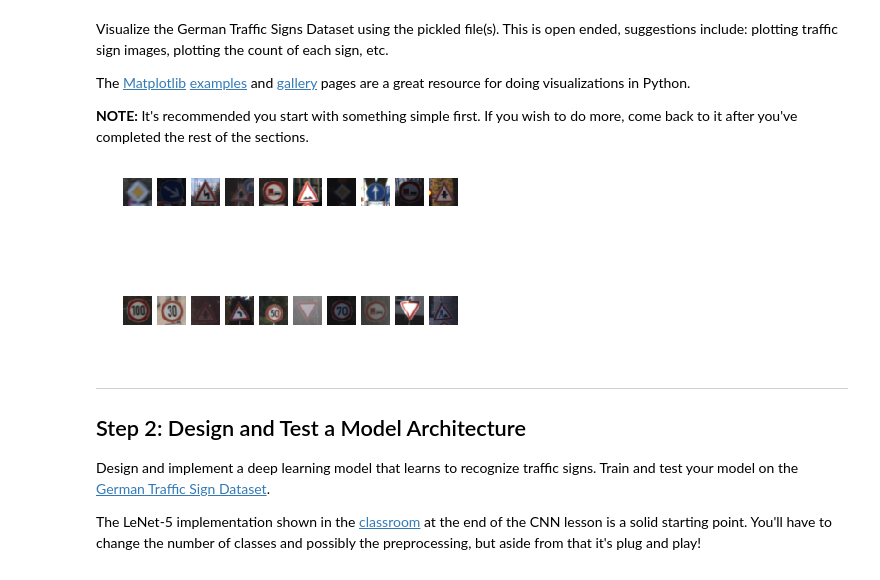
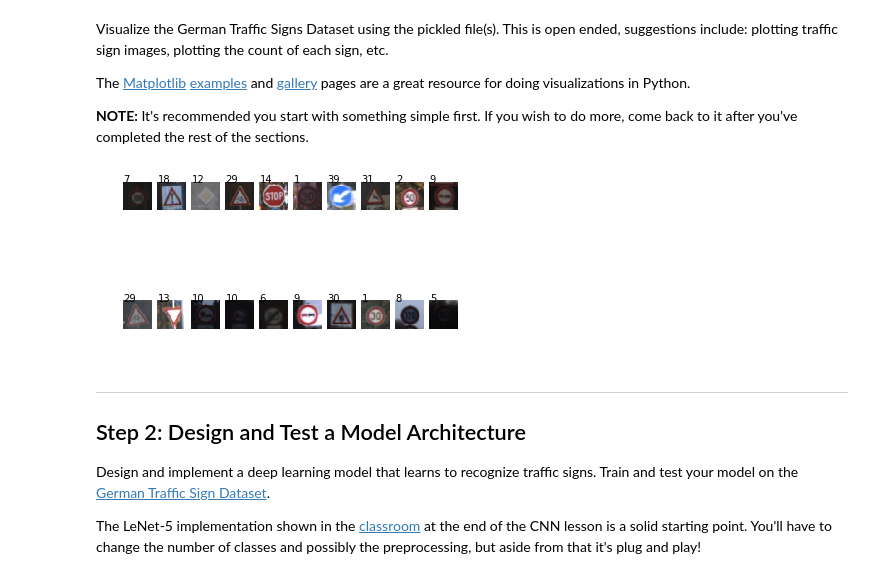
Before and after one commit to AryanJ-NYC/CarND-Traffic-Sign-Classifier-Project, a Jupyter notebook: Traffic_Sign_Classifier.ipynb, the cells around one changed output. Drawn from its saved outputs; the diff is of its cells as text; code cells hidden in the pictures.

```diff
--- a/Traffic_Sign_Classifier.ipynb
+++ b/Traffic_Sign_Classifier.ipynb
@@ -96,24 +96,25 @@ The [Matplotlib](http://matplotlib.org/) [examples](http://matplotlib.org/exampl
 # %%
 ### Data exploration visualization code goes here.
 ### Feel free to use as many code cells as needed.
 import matplotlib.pyplot as plt
 import random
 
 NUM_IMAGES_SHOWN = 20 # must be even to work
 fig, axarr = plt.subplots(2, NUM_IMAGES_SHOWN//2) # images shown on two rows
 
 for img_num in range(NUM_IMAGES_SHOWN):
     random_image_num = random.randrange(n_train)
     row_num = img_num // (NUM_IMAGES_SHOWN//2)
     col_num = img_num % (NUM_IMAGES_SHOWN//2)
     axarr[row_num, col_num].imshow(X_train[random_image_num])
+    axarr[row_num, col_num].text(0, 0, y_train[random_image_num])
     axarr[row_num, col_num].axis('off')
 
 plt.show()
 # Visualizations will be shown in the notebook.
 %matplotlib inline
 # %% [output]
-[figure, old version]
+[figure, new version]
 # %% [markdown]
 ----
 
```
Also changed, not shown: parts of 12 cells of this notebook, 6 other files.
